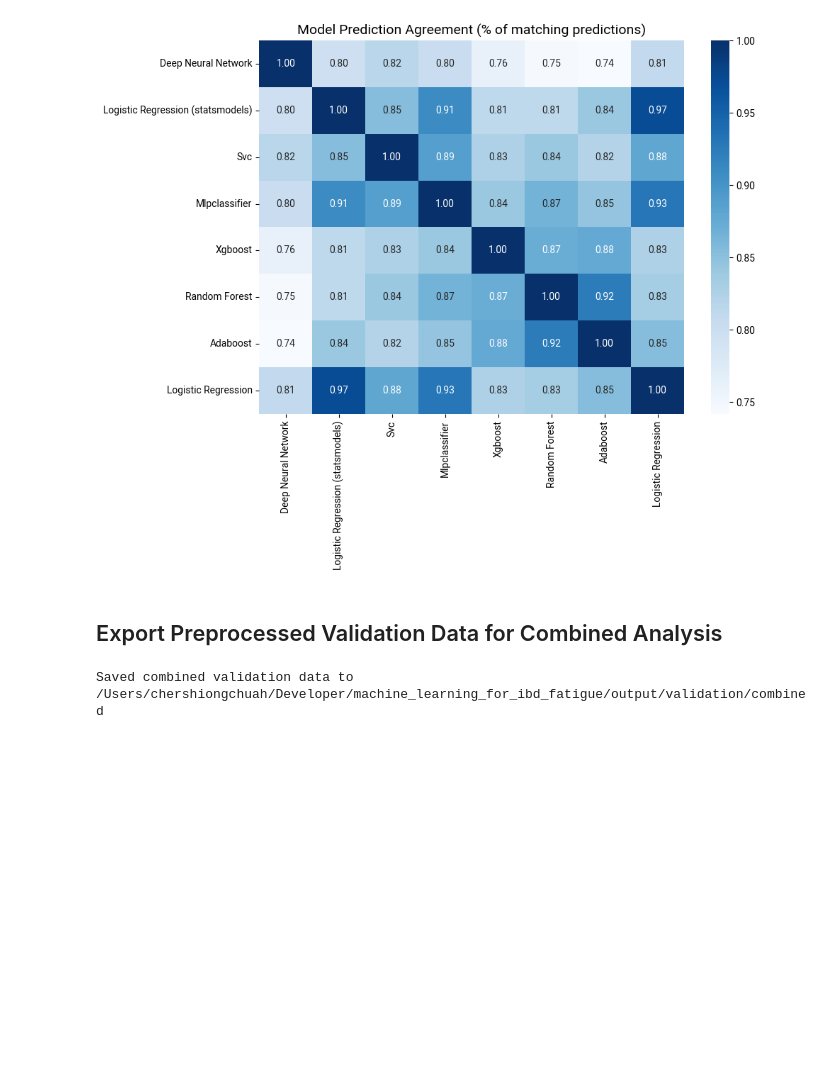
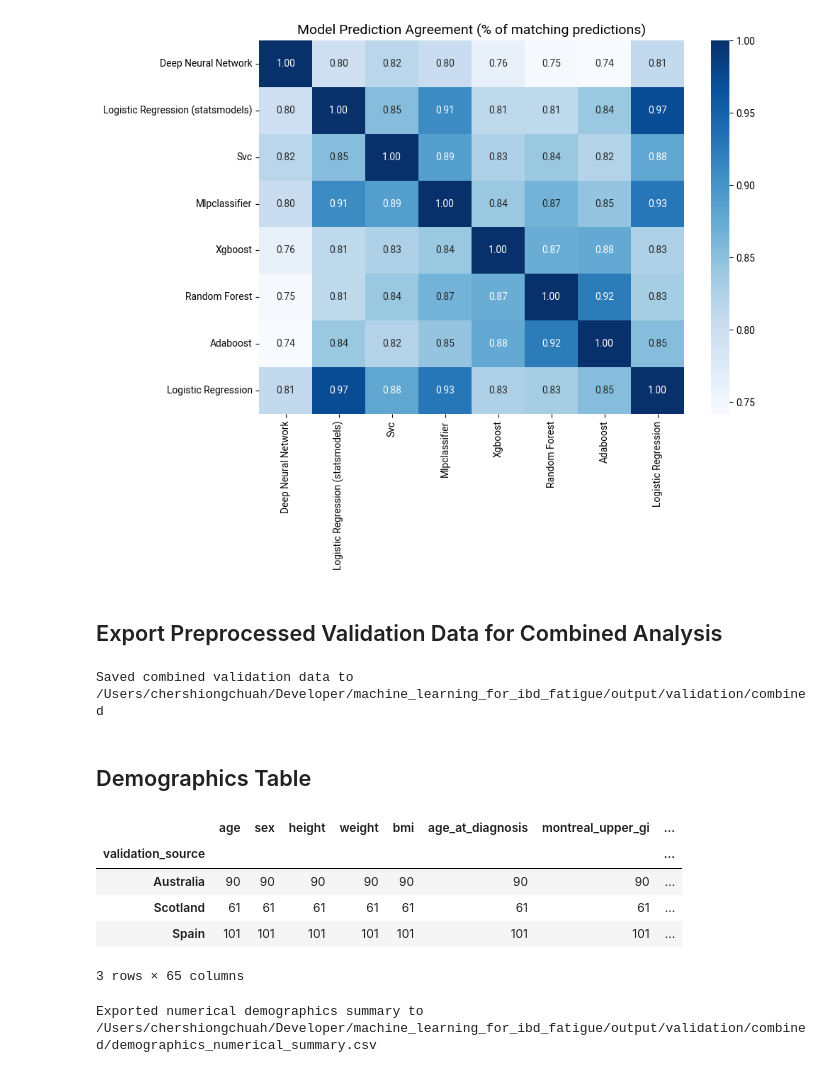
Before and after one commit to 1-gut/machine_learning_for_ibd_fatigue, a Jupyter notebook: 10_validation_combined.ipynb, the cells around one changed output. Saved outputs shown, nothing was run; the diff lists cells and outputs as text; code cells hidden in the pictures; blank space fills up the shorter version.

```diff
--- a/10_validation_combined.ipynb
+++ b/10_validation_combined.ipynb
@@ -297,3 +297,5 @@ pd.Series(y_combined).to_csv(output_dir / "y_combined.csv", index=False)
 print(f"Saved combined validation data to {output_dir}")
 # %% [output]
 Saved combined validation data to /Users/chershiongchuah/Developer/machine_learning_for_ibd_fatigue/output/validation/combined
+# %% [markdown]
+## Demographics Table
@@ -299,0 +321,22 @@ Saved combined validation data to /Users/chershiongchuah/Developer/machine_learn
+# %%
+X_demographics.groupby("validation_source").count()
+# %% [output]
+|  | age | sex | height | weight | bmi | age_at_diagnosis | montreal_upper_gi | ... |
+| validation_source |  |  |  |  |  |  |  | ... |
+| Australia | 90 | 90 | 90 | 90 | 90 | 90 | 90 | ... |
+| Scotland | 61 | 61 | 61 | 61 | 61 | 61 | 61 | ... |
+| Spain | 101 | 101 | 101 | 101 | 101 | 101 | 101 | ... |
+3 rows × 65 columns
+# %%
+summary = (
+    X_demographics.groupby("validation_source")[numerical_features]
+    .agg(['mean', 'std'])
+    .round(2)
+)
+
+# Flatten the MultiIndex columns for easier export and readability
+summary.columns = [f"{country} {stat}" for country, stat in summary.columns]
+summary.T.to_csv(output_dir / "demographics_numerical_summary.csv")
+print(f"Exported numerical demographics summary to {output_dir / 'demographics_numerical_summary.csv'}")
+# %% [output]
+Exported numerical demographics summary to /Users/chershiongchuah/Developer/machine_learning_for_ibd_fatigue/output/validation/combined/demographics_numerical_summary.csv
```
Also changed, not shown: parts of 5 cells of this notebook, 12 other files.
